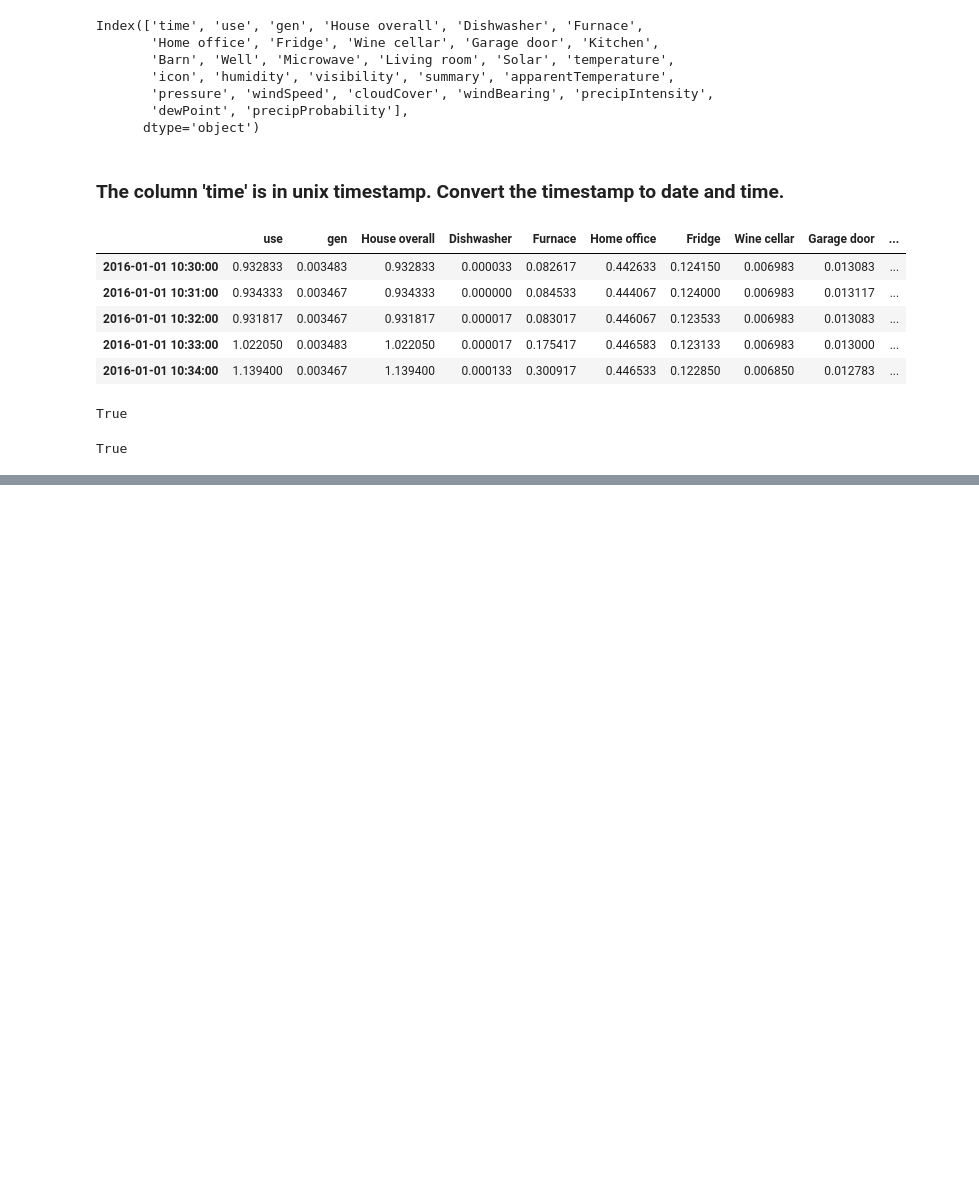
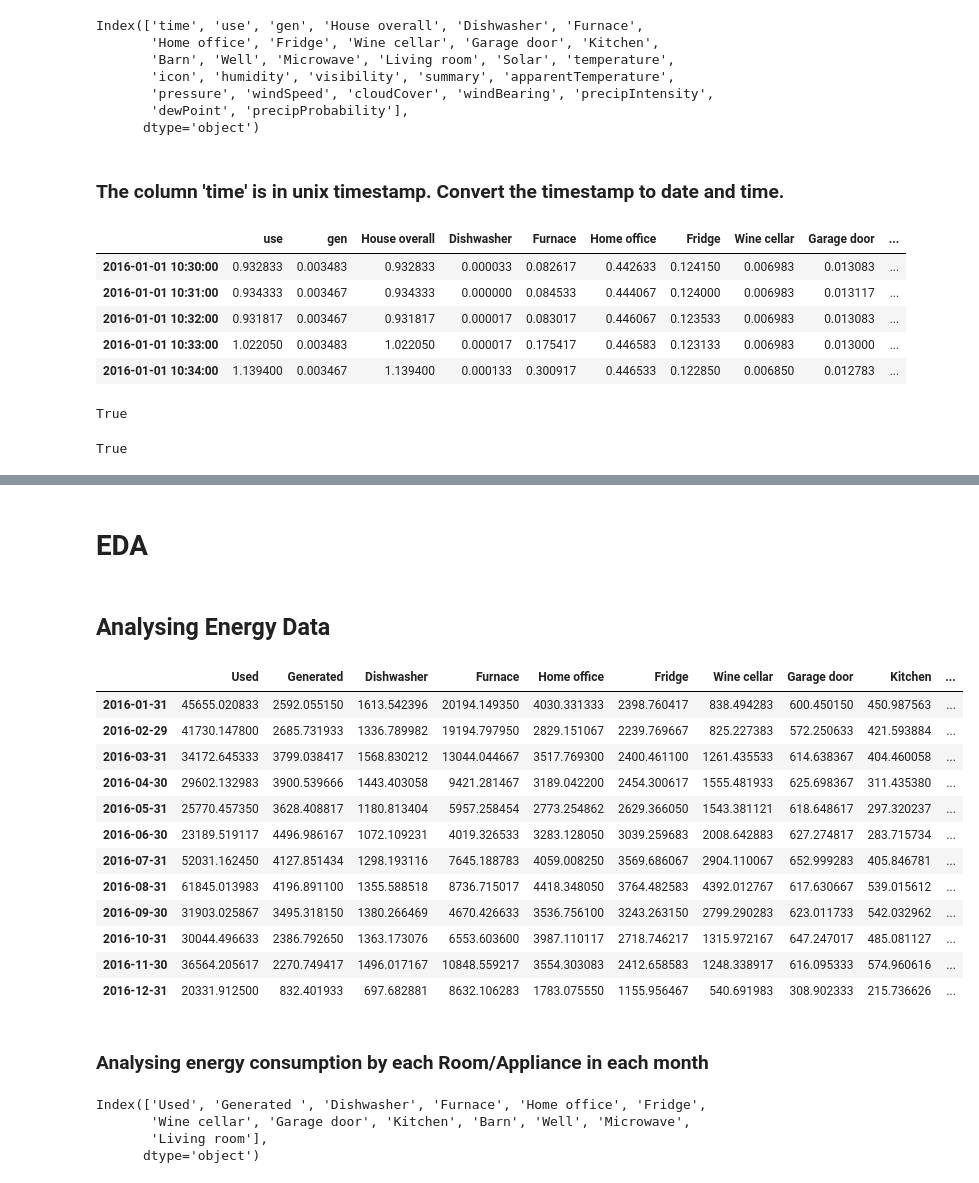
Before and after one commit to FathimaMuhzina/Main-Project, a Jupyter notebook: Smart_Home.ipynb, the cells around one changed output, grey strips where cells are left out. Saved outputs shown, nothing was run; the diff lists cells and outputs as text; code cells hidden in the pictures; blank space fills up the shorter version.

```diff
--- a/Smart_Home.ipynb
+++ b/Smart_Home.ipynb
@@ -209,0 +242,2 @@ df=df.drop(['Solar'], axis=1)
+# %% [markdown]
+# EDA
@@ -209,0 +253,2 @@ df=df.drop(['Solar'], axis=1)
+# %% [markdown]
+## Analysing Energy Data
@@ -209,0 +258,25 @@ df=df.drop(['Solar'], axis=1)
+# %%
+usage_per_month
+# %% [output]
+|  | Used | Generated | Dishwasher | Furnace | Home office | Fridge | Wine cellar | Garage door | Kitchen | ... |
+| 2016-01-31 | 45655.020833 | 2592.055150 | 1613.542396 | 20194.149350 | 4030.331333 | 2398.760417 | 838.494283 | 600.450150 | 450.987563 | ... |
+| 2016-02-29 | 41730.147800 | 2685.731933 | 1336.789982 | 19194.797950 | 2829.151067 | 2239.769667 | 825.227383 | 572.250633 | 421.593884 | ... |
+| 2016-03-31 | 34172.645333 | 3799.038417 | 1568.830212 | 13044.044667 | 3517.769300 | 2400.461100 | 1261.435533 | 614.638367 | 404.460058 | ... |
+| 2016-04-30 | 29602.132983 | 3900.539666 | 1443.403058 | 9421.281467 | 3189.042200 | 2454.300617 | 1555.481933 | 625.698367 | 311.435380 | ... |
+| 2016-05-31 | 25770.457350 | 3628.408817 | 1180.813404 | 5957.258454 | 2773.254862 | 2629.366050 | 1543.381121 | 618.648617 | 297.320237 | ... |
+| 2016-06-30 | 23189.519117 | 4496.986167 | 1072.109231 | 4019.326533 | 3283.128050 | 3039.259683 | 2008.642883 | 627.274817 | 283.715734 | ... |
+| 2016-07-31 | 52031.162450 | 4127.851434 | 1298.193116 | 7645.188783 | 4059.008250 | 3569.686067 | 2904.110067 | 652.999283 | 405.846781 | ... |
+| 2016-08-31 | 61845.013983 | 4196.891100 | 1355.588518 | 8736.715017 | 4418.348050 | 3764.482583 | 4392.012767 | 617.630667 | 539.015612 | ... |
+| 2016-09-30 | 31903.025867 | 3495.318150 | 1380.266469 | 4670.426633 | 3536.756100 | 3243.263150 | 2799.290283 | 623.011733 | 542.032962 | ... |
+| 2016-10-31 | 30044.496633 | 2386.792650 | 1363.173076 | 6553.603600 | 3987.110117 | 2718.746217 | 1315.972167 | 647.247017 | 485.081127 | ... |
+| 2016-11-30 | 36564.205617 | 2270.749417 | 1496.017167 | 10848.559217 | 3554.303083 | 2412.658583 | 1248.338917 | 616.095333 | 574.960616 | ... |
+| 2016-12-31 | 20331.912500 | 832.401933 | 697.682881 | 8632.106283 | 1783.075550 | 1155.956467 | 540.691983 | 308.902333 | 215.736626 | ... |
+# %% [markdown]
+### Analysing energy consumption by each Room/Appliance in each month
+# %%
+usage_per_month.columns
+# %% [output]
+Index(['Used', 'Generated ', 'Dishwasher', 'Furnace', 'Home office', 'Fridge',
+       'Wine cellar', 'Garage door', 'Kitchen', 'Barn', 'Well', 'Microwave',
+       'Living room'],
+      dtype='object')
```
Also changed, not shown: parts of 12 cells of this notebook.
